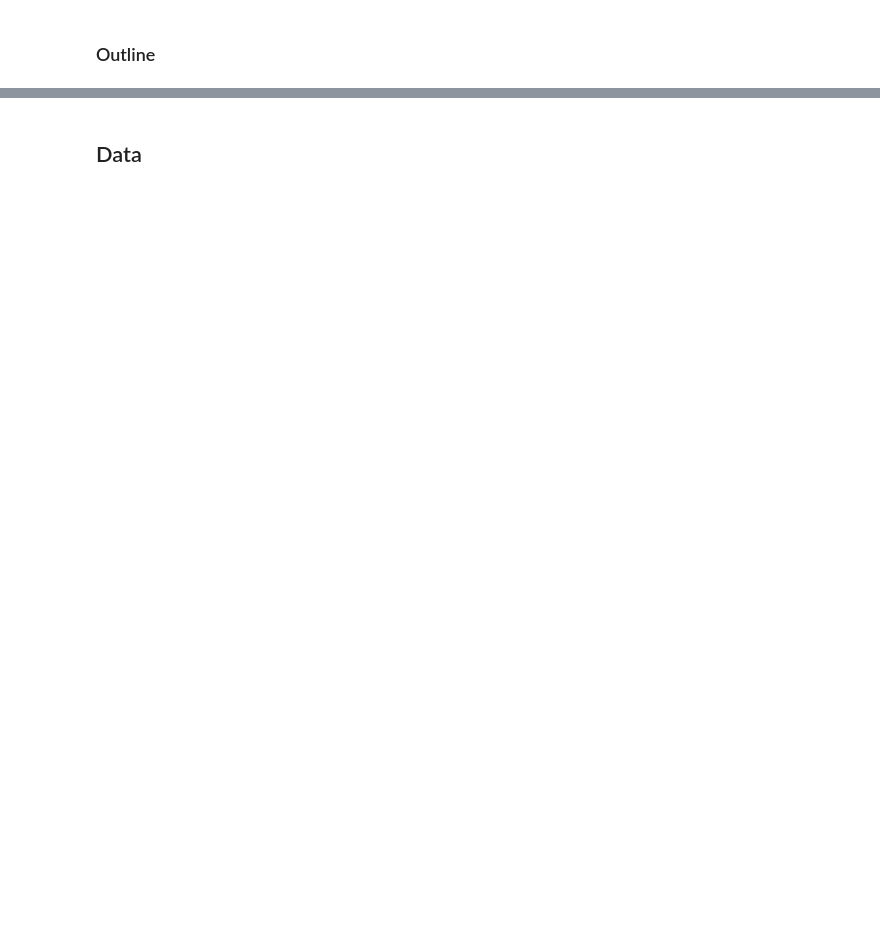
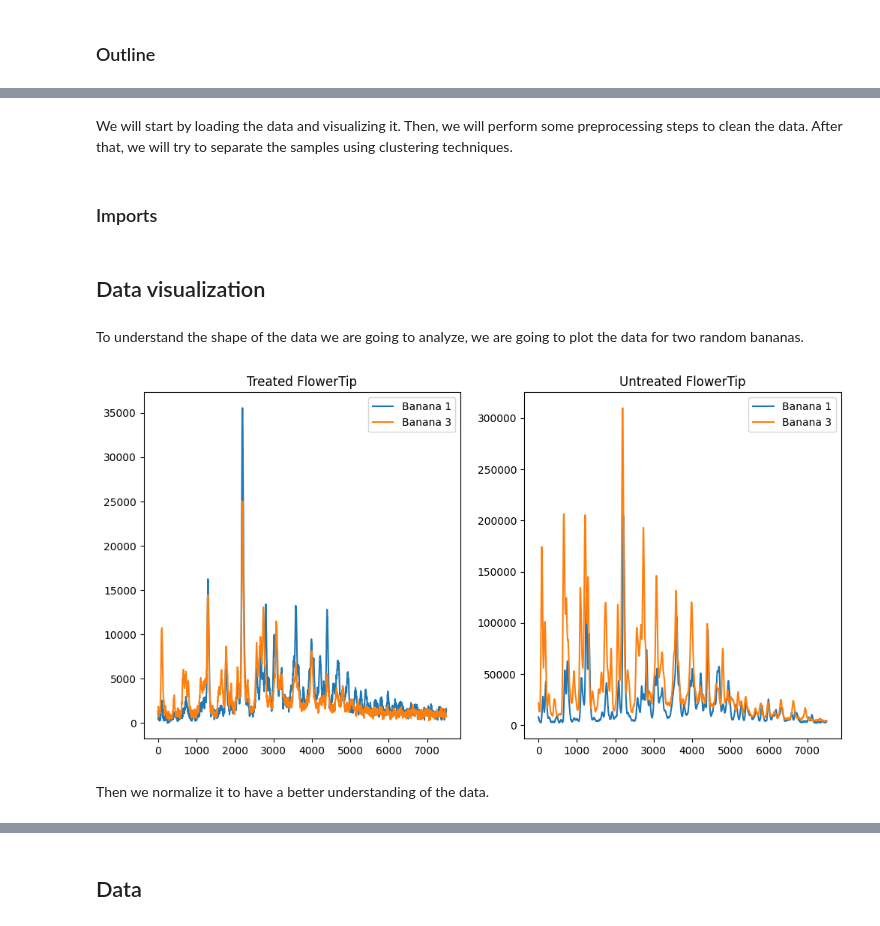
Before and after one commit to MorganKryze/Bananas-Fraud, a Jupyter notebook: src/process.ipynb, the cells around one changed output, grey strips where cells are left out. Saved outputs shown, nothing was run; the diff lists cells and outputs as text; code cells hidden in the pictures; blank space fills up the shorter version.

Commit message:
🌟 add visualization, converting to float and instructions

```diff
--- a/src/process.ipynb
+++ b/src/process.ipynb
@@ -12,0 +15,4 @@ xoxoxoxoxoxoxxo
+# %% [markdown]
+We will start by loading the data and visualizing it. Then, we will perform some preprocessing steps to clean the data. After that, we will try to separate the samples using clustering techniques.
+# %% [markdown]
+### Imports
@@ -12,0 +22,31 @@ xoxoxoxoxoxoxxo
+# %% [markdown]
+## Data visualization
+# %% [markdown]
+To understand the shape of the data we are going to analyze, we are going to plot the data for two random bananas.
+# %%
+banana1_flowertip_treated_1 = pd.read_csv("../data/Treated_samples/1-FlowerTip-1.txt", sep="\t").replace(',', '', regex=True).astype(float)
+banana3_flowertip_treated_1 = pd.read_csv("../data/Treated_samples/3-FlowerTip-1.txt", sep="\t").replace(',', '', regex=True).astype(float)
+banana1_flowertip_untreated = pd.read_csv("../data/Untreated_samples/1-FlowerTip.txt", sep="\t").replace(',', '', regex=True).astype(float)
+banana3_flowertip_untreated = pd.read_csv("../data/Untreated_samples/3-FlowerTip.txt", sep="\t").replace(',', '', regex=True).astype(float)
+
+
+
+plt.figure(figsize=(12, 6))
+
+plt.subplot(1, 2, 1)
+plt.plot(banana1_flowertip_treated_1.iloc[:, 1], label='Banana 1')
+plt.plot(banana3_flowertip_treated_1.iloc[:, 1], label='Banana 3')
+plt.title('Treated FlowerTip')
+plt.legend()
+
+plt.subplot(1, 2, 2)
+plt.plot(banana1_flowertip_untreated.iloc[:, 1], label='Banana 1')
+plt.plot(banana3_flowertip_untreated.iloc[:, 1], label='Banana 3')
+plt.title('Untreated FlowerTip')
+plt.legend()
+
+plt.show()
+# %% [output]
+[figure, added]
+# %% [markdown]
+Then we normalize it to have a better understanding of the data.
```
Also changed, not shown: parts of 25 cells of this notebook.
